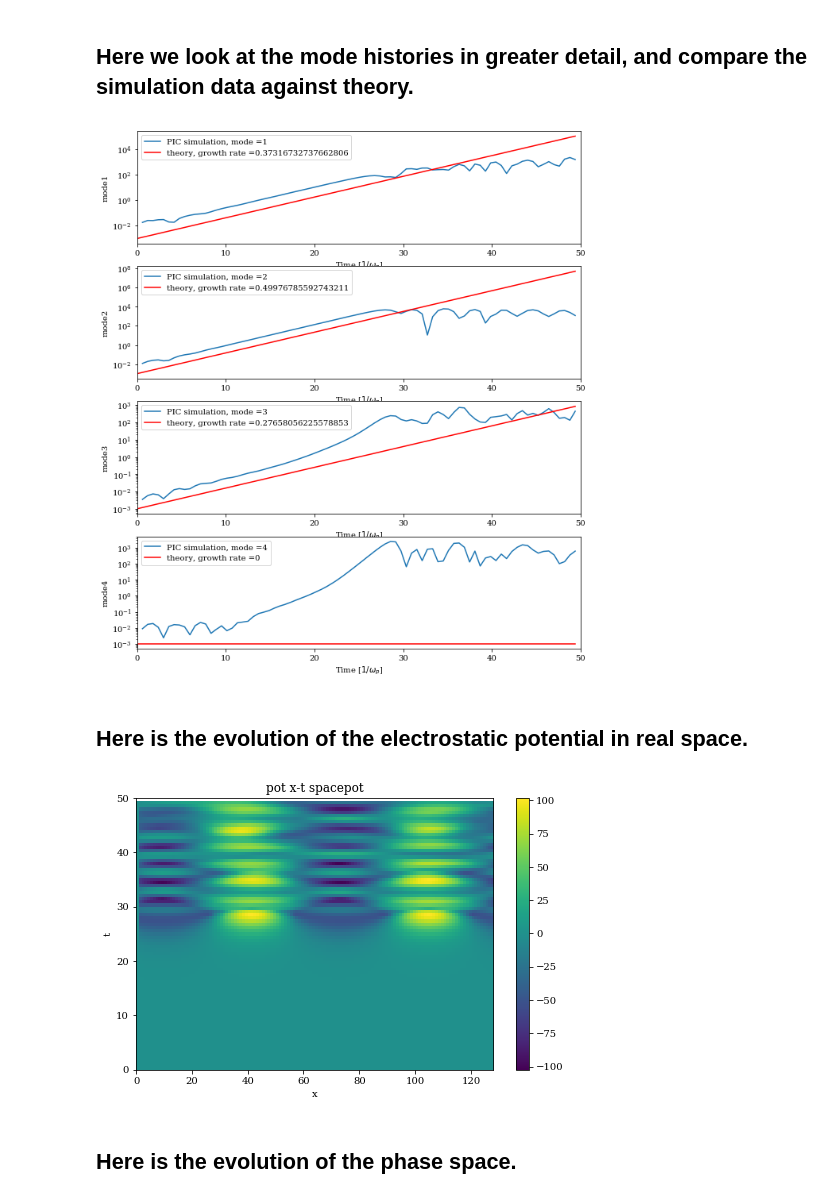
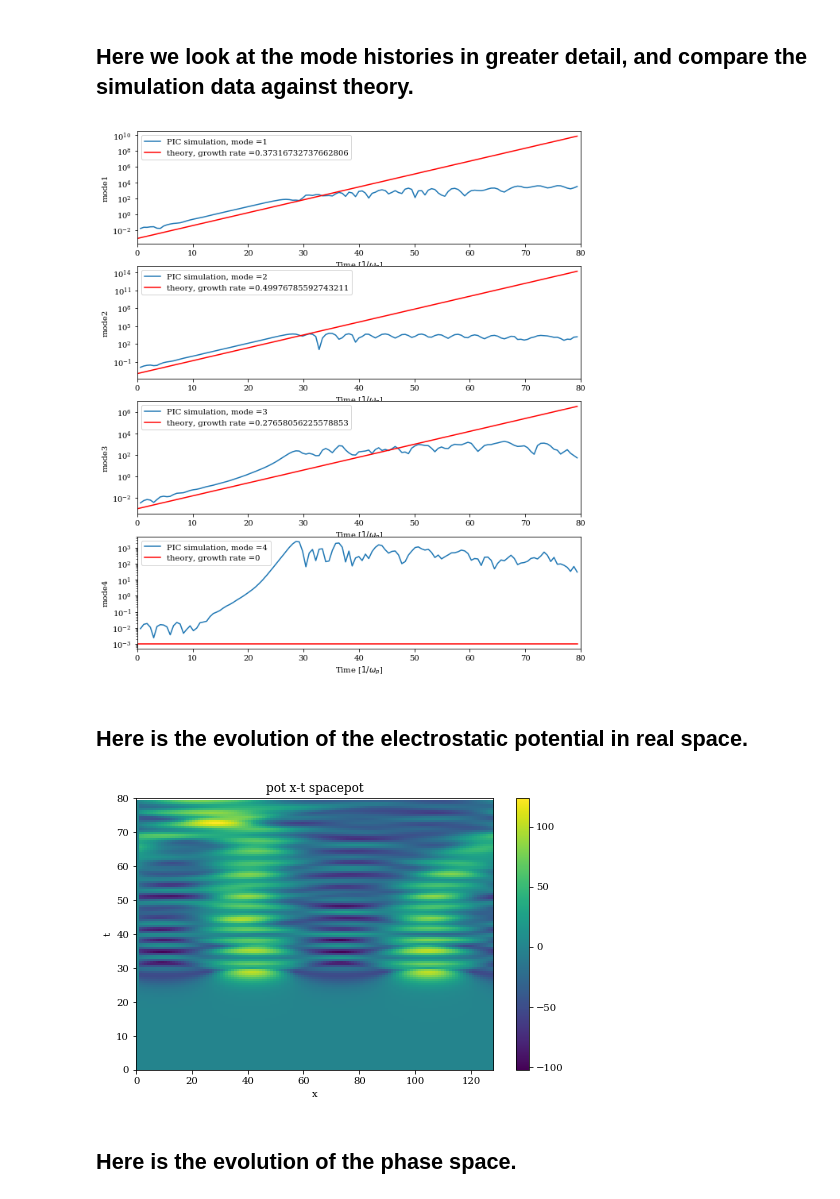
Before and after one commit to UCLA-Plasma-Simulation-Group/JupyterPIC, a Jupyter notebook: notebooks/two-stream/Two-Stream-Only-Notebook.ipynb, the cells around one changed output. Saved outputs shown, nothing was run; the diff lists cells and outputs as text; code cells hidden in the pictures.

Commit message:
updated 2 stream notebooks, as per Kyle's suggestions

```diff
--- a/notebooks/two-stream/Two-Stream-Only-Notebook.ipynb
+++ b/notebooks/two-stream/Two-Stream-Only-Notebook.ipynb
@@ -223,18 +249,18 @@ The cell above shows the time history of the ES electric fields as a function of
 dirname = 'twostream-2'
 
 
-osiris.plot_tk_2stream_theory(dirname,'pot',modemin=1,modemax=4,tlim=50,v0=9,init_amplitude=1e-3)
+osiris.plot_tk_2stream_theory(dirname,'pot',modemin=1,modemax=4,tlim=80,v0=9,init_amplitude=1e-3)
 # %% [output]
-[figure, old version]
+[figure, new version]
 # %% [markdown]
 ## Here is the evolution of the electrostatic potential in real space.
 # %%
 dirname = 'twostream-2'
 
 #osiris.plot_wk_arb(rundir=dirname, field='pot', TITLE='potential',wlim=4, klim=3)
-osiris.plot_xt_arb(rundir=dirname, field='pot' ,tlim=[0,50],xlim=[0,128])
+osiris.plot_xt_arb(rundir=dirname, field='pot' ,tlim=[0,80],xlim=[0,128])
 # %% [output]
-[figure, old version]
+[figure, new version]
 # %% [markdown]
 ## Here is the evolution of the phase space.
 # %%
```
Also changed, not shown: parts of 17 cells of this notebook, 2 other files.
